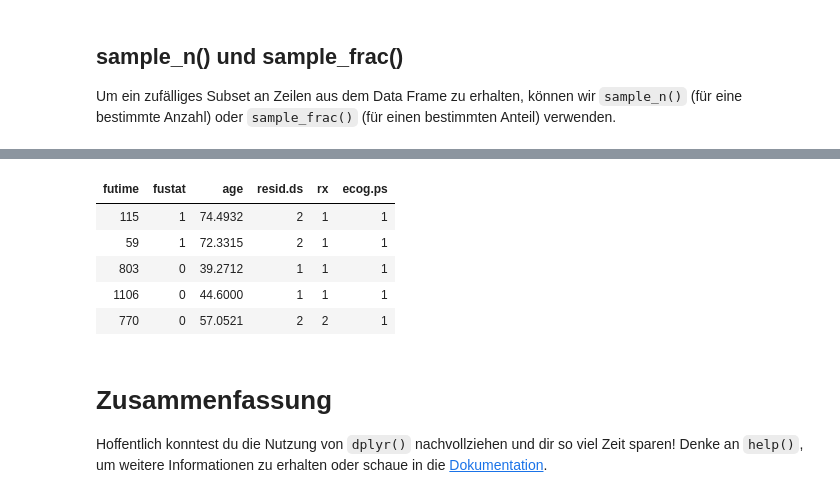
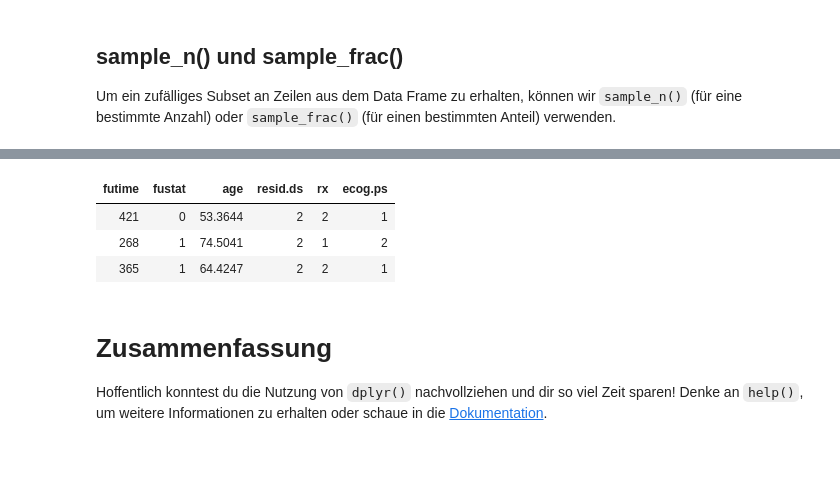
Before and after one commit to softfactories/r_train_2, a Jupyter notebook: 2.8 R Data Manipulations/de-DE/2.8.40 R - Guide dplyr.ipynb, the cells around one changed output, grey strips where cells are left out. Drawn from its saved outputs; the diff is of its cells as text; code cells hidden in the pictures; blank space fills up the shorter version.

```diff
--- a/2.8 R Data Manipulations/de-DE/2.8.40 R - Guide dplyr.ipynb
+++ b/2.8 R Data Manipulations/de-DE/2.8.40 R - Guide dplyr.ipynb
@@ -273,13 +329,11 @@ sample_n(ovarian,3) # 3 Sätze zurückgeben
 # %%
 # 20% der Daten zurückgeben
-sample_frac(ovarian, 20/100)
+sample_frac(ovarian, 10/100)
 # %% [output]
 | futime | fustat | age | resid.ds | rx | ecog.ps |
-| 115 | 1 | 74.4932 | 2 | 1 | 1 |
-| 59 | 1 | 72.3315 | 2 | 1 | 1 |
-| 803 | 0 | 39.2712 | 1 | 1 | 1 |
-| 1106 | 0 | 44.6000 | 1 | 1 | 1 |
-| 770 | 0 | 57.0521 | 2 | 2 | 1 |
+| 421 | 0 | 53.3644 | 2 | 2 | 1 |
+| 268 | 1 | 74.5041 | 2 | 1 | 2 |
+| 365 | 1 | 64.4247 | 2 | 2 | 1 |
 # %% [markdown]
 # Zusammenfassung
 
```
Also changed, not shown: parts of 10 cells of this notebook, 22 other files.
